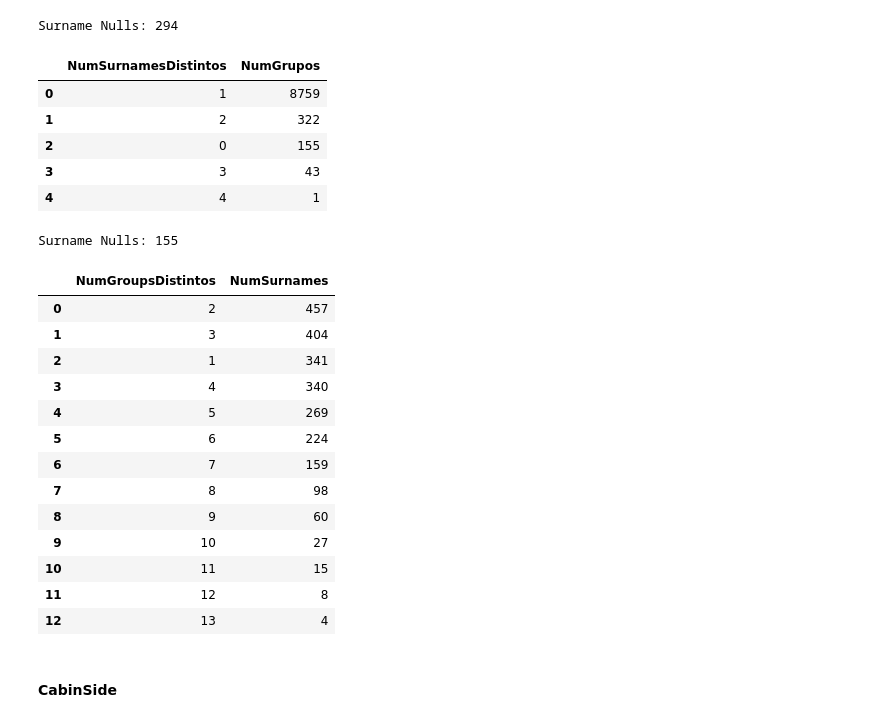
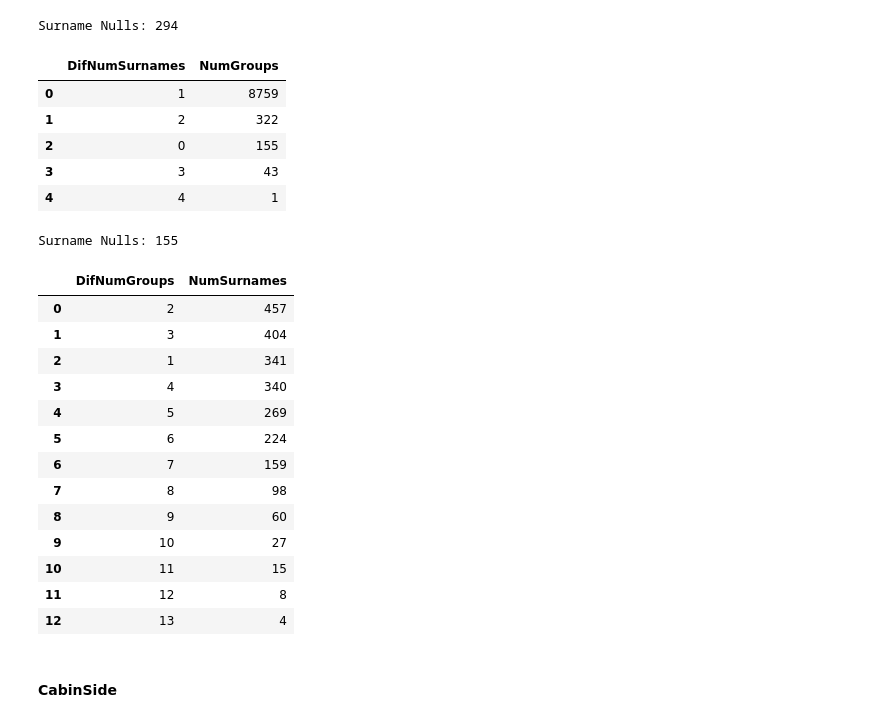
Before and after one commit to plss12/Spaceship-ML, a Jupyter notebook: spaceship-prediction.ipynb, the cells around one changed output. Cells and saved outputs as stored; diff of their text form; code cells hidden in the pictures.

```diff
--- a/spaceship-prediction.ipynb
+++ b/spaceship-prediction.ipynb
@@ -41,8 +23,8 @@ from sklearn.linear_model import LinearRegression
 from autogluon.tabular import TabularPredictor
 
 # Loadind dataset
-train_df = pd.read_csv('/kaggle/input/spaceship-titanic/train.csv')
-test_df = pd.read_csv('/kaggle/input/spaceship-titanic/test.csv')
+train_df = pd.read_csv('train.csv')
+test_df = pd.read_csv('test.csv')
 
 target_df = train_df[['PassengerId', 'Transported']]
 
@@ -336,13 +338,13 @@ print(f'Surname Nulls: {complete_df["Surname"].isnull().sum()}')
 # %% [output]
 Surname Nulls: 294
 # %%
-# Revisamos si todas las personas del mismo grupo tienen el mismo apellido
+# Checking whether all people in the same group have the same last name
 group_surnames_counts = complete_df.groupby("GroupId")["Surname"].nunique().value_counts().reset_index()
 
-group_surnames_counts.columns = ['NumSurnamesDistintos', 'NumGrupos']
+group_surnames_counts.columns = ['DifNumSurnames', 'NumGroups']
 group_surnames_counts
 # %% [output]
-|  | NumSurnamesDistintos | NumGrupos |
+|  | DifNumSurnames | NumGroups |
 | 0 | 1 | 8759 |
 | 1 | 2 | 322 |
 | 2 | 0 | 155 |
@@ -359,15 +361,15 @@ print(f'Surname Nulls: {complete_df["Surname"].isnull().sum()}')
 # %% [output]
 Surname Nulls: 155
 # %%
-# Revisamos si todas las personas del mismo apellido tienen el mismo grupo
+# Checking whether all people with the same last name belong to the same group
 surname_group_counts = complete_df.groupby("Surname")["GroupId"].nunique().value_counts().reset_index()
 
-surname_group_counts.columns = ['NumGroupsDistintos', 'NumSurnames']
+surname_group_counts.columns = ['DifNumGroups', 'NumSurnames']
 surname_group_counts
 
-# Hay grupos con distintos apellidos, y apellidos repartidos en distintos grupos
+# There are groups with different last names, and last names spread across different groups
 # %% [output]
-|  | NumGroupsDistintos | NumSurnames |
+|  | DifNumGroups | NumSurnames |
 | 0 | 2 | 457 |
 | 1 | 3 | 404 |
 | 2 | 1 | 341 |
```
Also changed, not shown: parts of 57 cells of this notebook.
